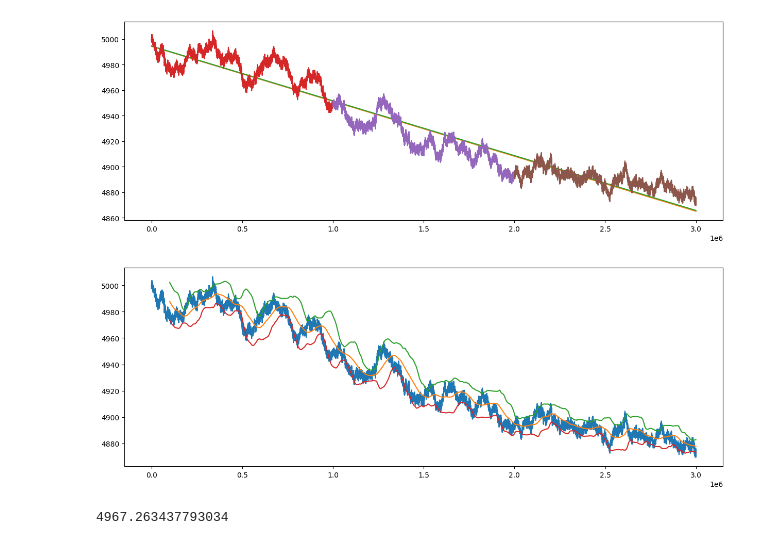
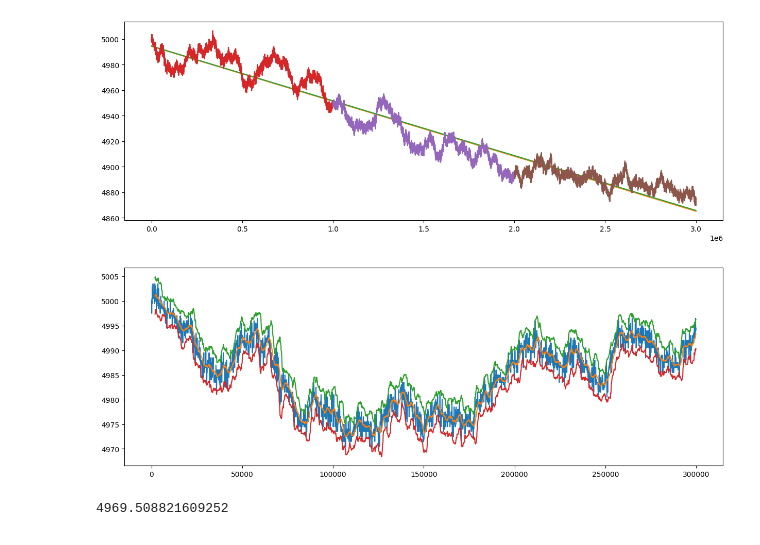
Before and after one commit to kzqiu/imc-2023, a Jupyter notebook: round1/data.ipynb, the cells around one changed output. Saved outputs shown, nothing was run; the diff lists cells and outputs as text; code cells hidden in the pictures.

```diff
--- a/round1/data.ipynb
+++ b/round1/data.ipynb
@@ -117,33 +117,33 @@ plt.plot(np.arange(2000000, 3000000, 100), d0_b['mid_price'])
 # %%
 df = pd.DataFrame(bananas, columns=['mid_price'])
 
 def get_sma(prices, rate):
     return prices.rolling(rate).mean()
 
 def get_std(prices, rate):
     return prices.rolling(rate).std()
 
-rate = 1000
-
+rate = 20
+m = 2.5 # of std devs
 start = 0
-end = 30000
+end = 3000
 xi = np.arange(start * 100, end * 100, 100)
 
 sma = get_sma(df['mid_price'], rate)
 std = get_std(df['mid_price'], rate)
 
 plt.figure(figsize=(15,5))
 plt.plot(xi, bananas[start:end])
 plt.plot(xi, (sma)[start:end])
-plt.plot(xi, (sma + 2 * std)[start:end])
-plt.plot(xi, (sma - 2 * std)[start:end])
+plt.plot(xi, (sma + m * std)[start:end])
+plt.plot(xi, (sma - m * std)[start:end])
 plt.show()
 # %% [output]
-[figure, old version]
+[figure, new version]
 # %%
 lower = sma - 2 * std
 
 
 np.nanmin(lower[0:2500])
 # %% [output]
-4967.263437793034
+4969.508821609252
```
Also changed, not shown: parts of 1 cell of this notebook.
